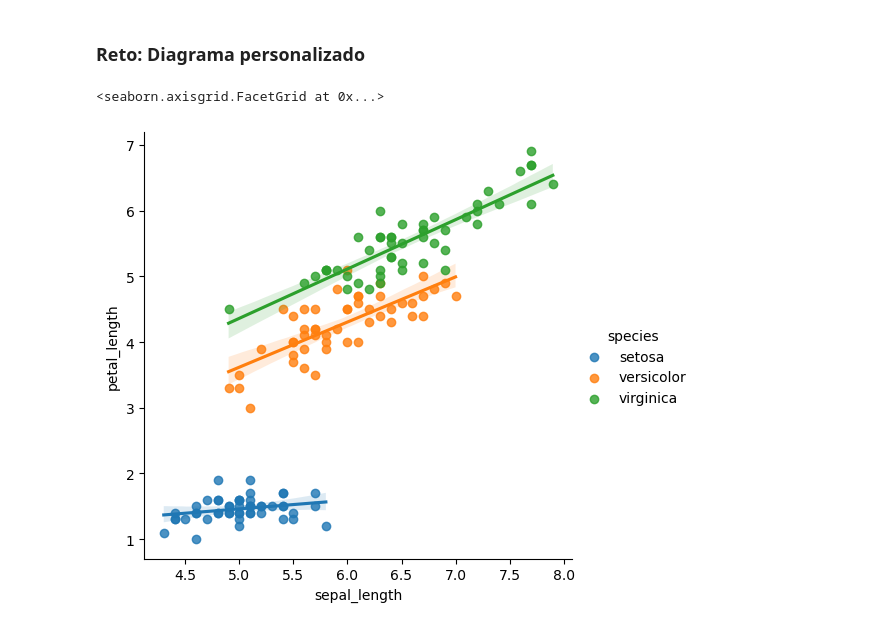
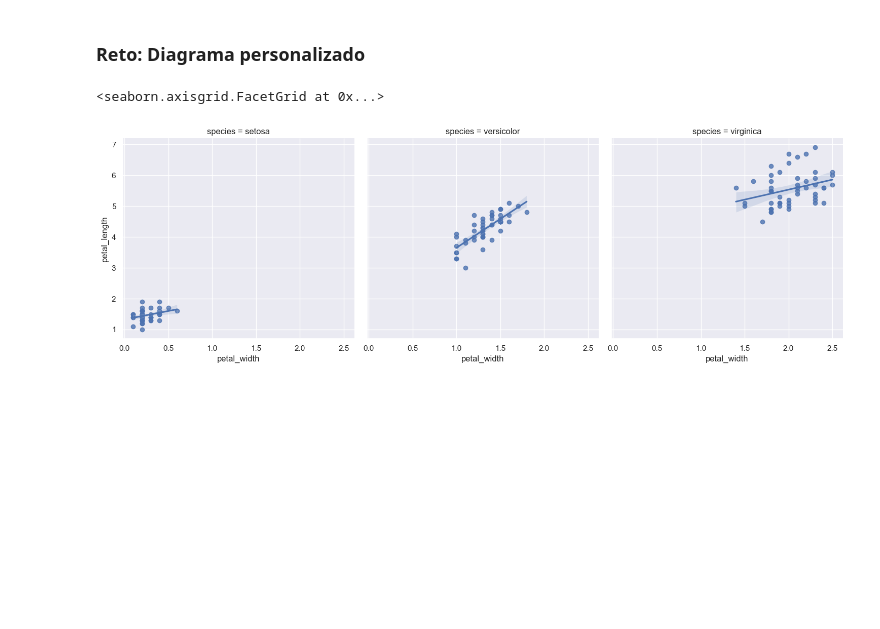
Before and after one commit to jcmefra/estadistica_descriptiva, a Jupyter notebook: [clase-12]Visualizaciones.ipynb, the cells around one changed output. Cells and saved outputs as stored; diff of their text form; code cells hidden in the pictures; blank space fills up the shorter version.

Commit message:
Visualizaciones

```diff
--- a/[clase-12]Visualizaciones.ipynb
+++ b/[clase-12]Visualizaciones.ipynb
@@ -47,7 +47,8 @@ sns.barplot(x = 'species', y = 'sepal_length', data = iris)
 # %% [markdown]
 ### Reto: Diagrama personalizado
 # %%
-sns.lmplot(data=iris, x = 'sepal_length', y = 'petal_length', hue='species')
+sns.set_theme()
+sns.lmplot(data=iris, x = 'petal_width', y = 'petal_length', col='species', palette='dark')
 # %% [output]
 <seaborn.axisgrid.FacetGrid at 0x...>
-[figure, old version]
+[figure, new version]
```
